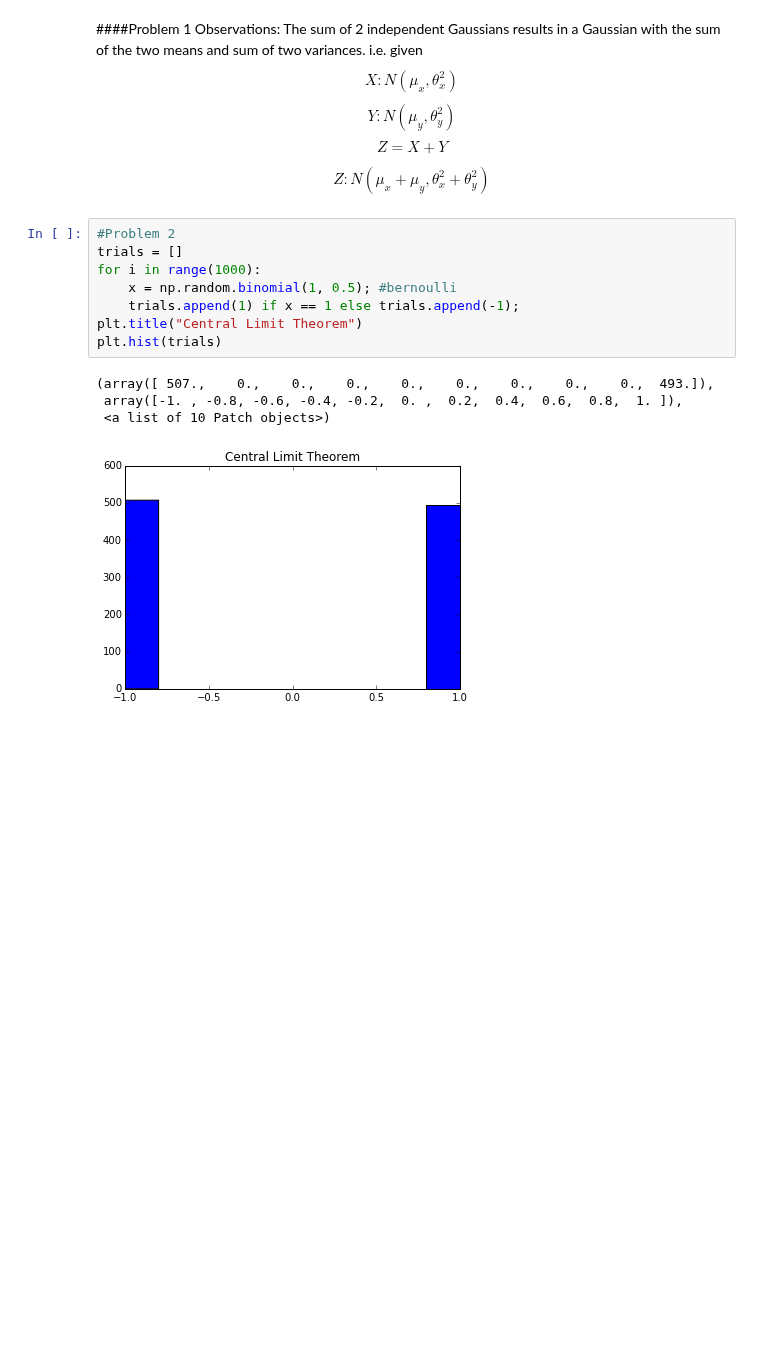
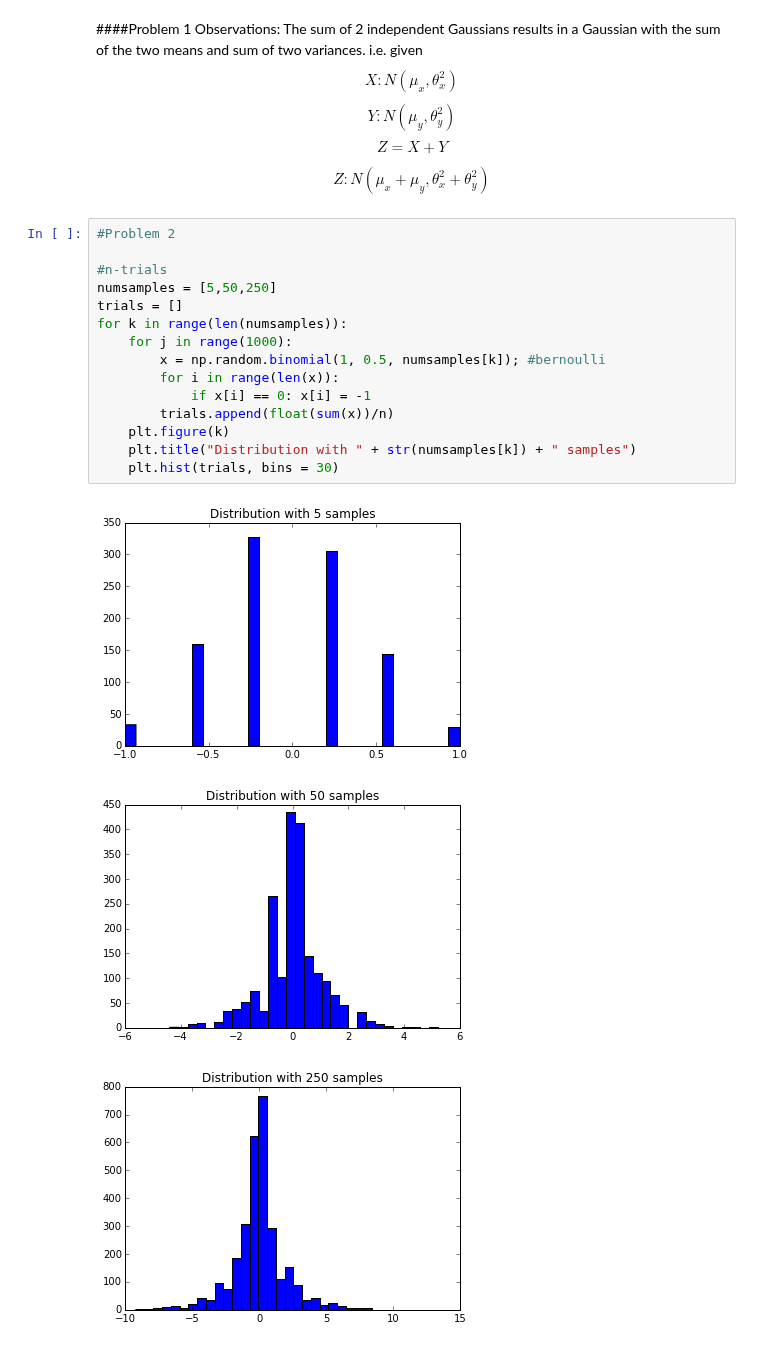
Before and after one commit to Ada520/DSLab, a Jupyter notebook: Lab1.ipynb, the cells around one changed output. Cells and saved outputs as stored; diff of their text form; blank space fills up the shorter version.

```diff
--- a/Lab1.ipynb
+++ b/Lab1.ipynb
@@ -68,14 +68,20 @@ $$Z = X + Y$$
 $$Z: N(\mu_x + \mu_y, \theta^2_x + \theta^2_y)$$
 # %%
 #Problem 2
+
+#n-trials
+numsamples = [5,50,250]
 trials = []
-for i in range(1000):
-    x = np.random.binomial(1, 0.5); #bernoulli
-    trials.append(1) if x == 1 else trials.append(-1);
-plt.title("Central Limit Theorem")
-plt.hist(trials)
+for k in range(len(numsamples)):
+    for j in range(1000):
+        x = np.random.binomial(1, 0.5, numsamples[k]); #bernoulli
+        for i in range(len(x)):
+            if x[i] == 0: x[i] = -1
+        trials.append(float(sum(x))/n)
+    plt.figure(k)
+    plt.title("Distribution with " + str(numsamples[k]) + " samples")
+    plt.hist(trials, bins = 30)
 # %% [output]
-(array([ 507.,    0.,    0.,    0.,    0.,    0.,    0.,    0.,    0.,  493.]),
- array([-1. , -0.8, -0.6, -0.4, -0.2,  0. ,  0.2,  0.4,  0.6,  0.8,  1. ]),
- <a list of 10 Patch objects>)
-[figure, old version]
+[figure, new version]
+[figure, added]
+[figure, added]
```
